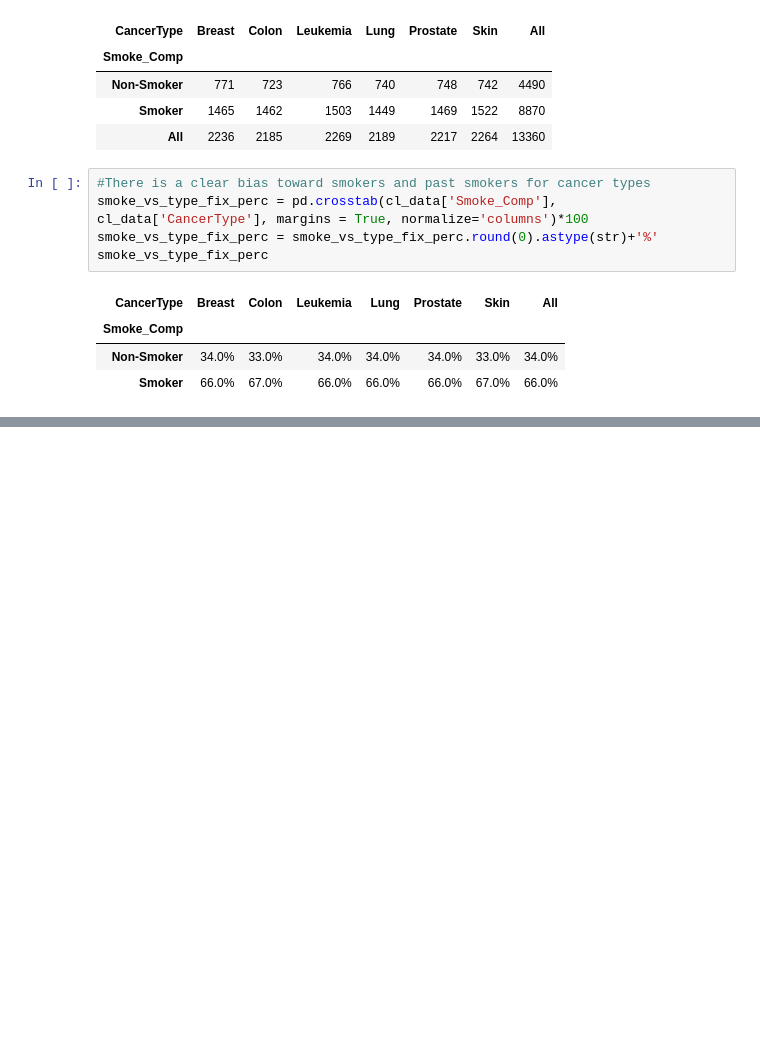
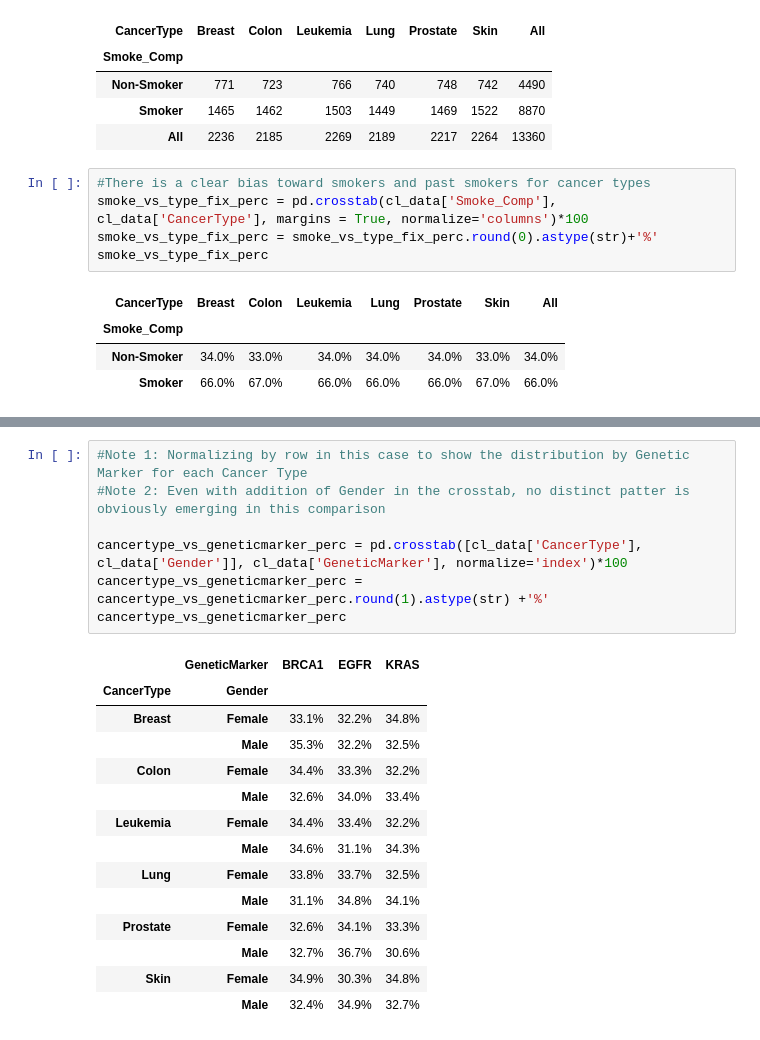
Before and after one commit to JonathonBriggs/AnalyticsProjects, a Jupyter notebook: Kaggle/cancer-dataset-analysis.ipynb, the cells around one changed output, grey strips where cells are left out. Cells and saved outputs as stored; diff of their text form; blank space fills up the shorter version.

```diff
--- a/Kaggle/cancer-dataset-analysis.ipynb
+++ b/Kaggle/cancer-dataset-analysis.ipynb
@@ -173,0 +208,22 @@ smoke_vs_type_fix_perc
+# %%
+#Note 1: Normalizing by row in this case to show the distribution by Genetic Marker for each Cancer Type
+#Note 2: Even with addition of Gender in the crosstab, no distinct patter is obviously emerging in this comparison
+
+cancertype_vs_geneticmarker_perc = pd.crosstab([cl_data['CancerType'], cl_data['Gender']], cl_data['GeneticMarker'], normalize='index')*100
+cancertype_vs_geneticmarker_perc = cancertype_vs_geneticmarker_perc.round(1).astype(str) +'%'
+cancertype_vs_geneticmarker_perc
+# %% [output]
+|  | GeneticMarker | BRCA1 | EGFR | KRAS |
+| CancerType | Gender |  |  |  |
+| Breast | Female | 33.1% | 32.2% | 34.8% |
+|  | Male | 35.3% | 32.2% | 32.5% |
+| Colon | Female | 34.4% | 33.3% | 32.2% |
+|  | Male | 32.6% | 34.0% | 33.4% |
+| Leukemia | Female | 34.4% | 33.4% | 32.2% |
+|  | Male | 34.6% | 31.1% | 34.3% |
+| Lung | Female | 33.8% | 33.7% | 32.5% |
+|  | Male | 31.1% | 34.8% | 34.1% |
+| Prostate | Female | 32.6% | 34.1% | 33.3% |
+|  | Male | 32.7% | 36.7% | 30.6% |
+| Skin | Female | 34.9% | 30.3% | 34.8% |
+|  | Male | 32.4% | 34.9% | 32.7% |
```
Also changed, not shown: parts of 8 cells of this notebook.
